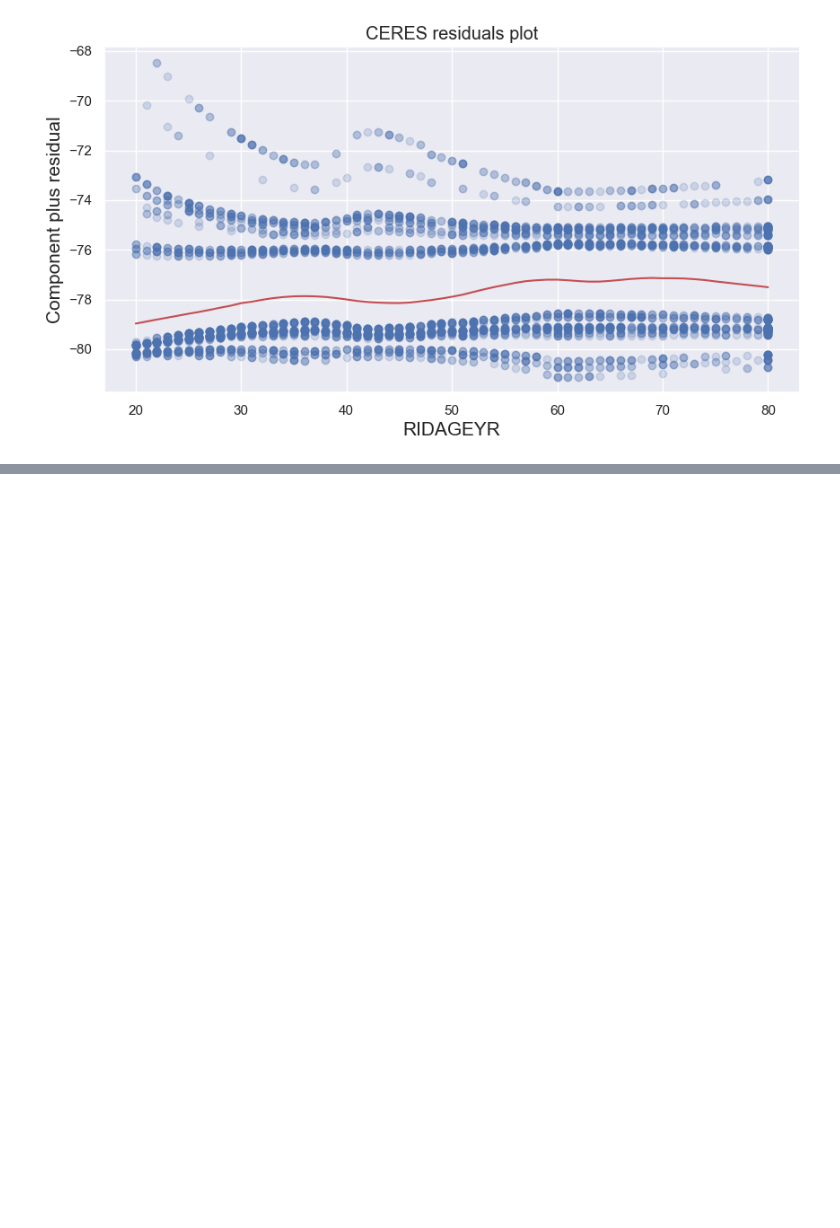
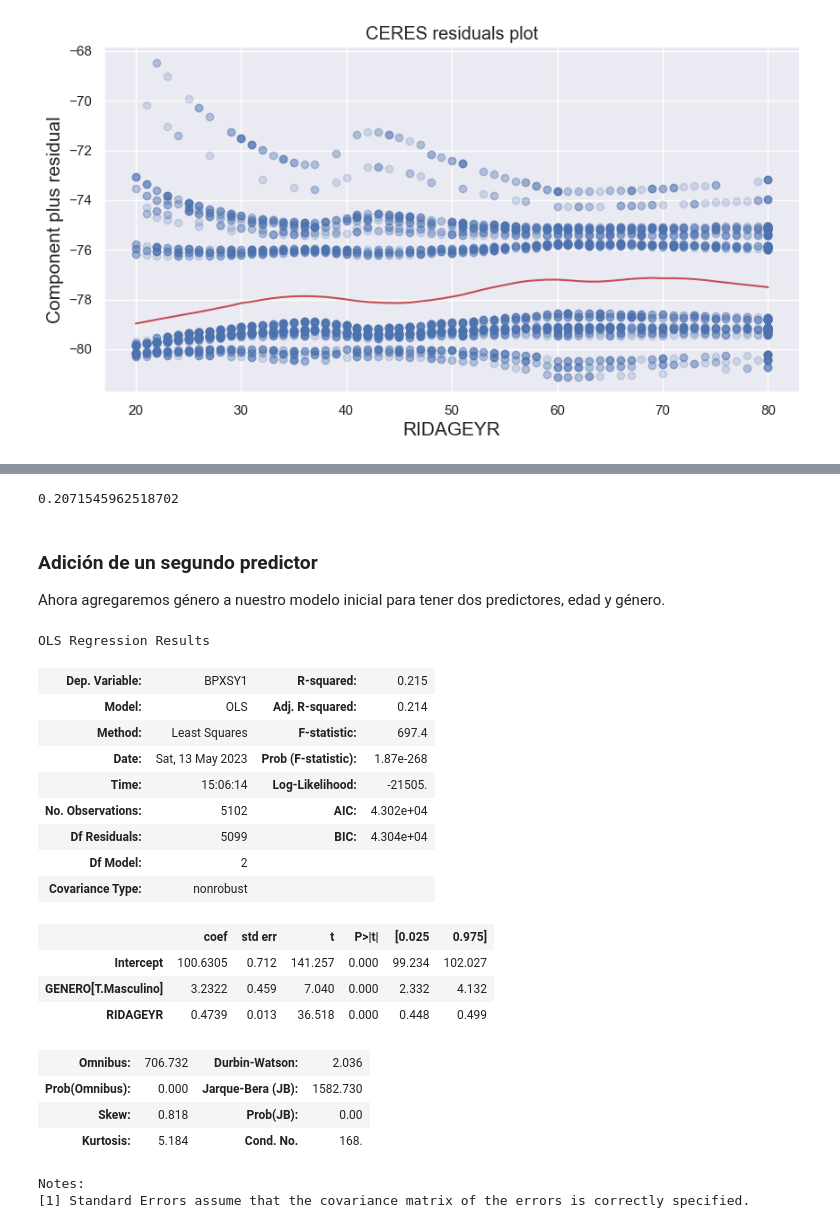
Before and after one commit to onavarrete04/Introduccion-Ciencia-Datos, a Jupyter notebook: 2023_modelos_estadísticos_datos.ipynb, the cells around one changed output, grey strips where cells are left out. Drawn from its saved outputs; the diff is of its cells as text; code cells hidden in the pictures; blank space fills up the shorter version.

```diff
--- a/2023_modelos_estadísticos_datos.ipynb
+++ b/2023_modelos_estadísticos_datos.ipynb
@@ -1232,0 +1286,46 @@ _ = add_lowess(ax)
+# %%
+# R^2 se denomina coeficiente de determinacion
+# que viene siendo lo mismo que pearson_corr() ** 2
+
+cc = datos[["BPXSY1","RIDAGEYR"]].corr()
+cc.BPXSY1.RIDAGEYR ** 2
+# %% [output]
+0.2071545962518702
+# %% [markdown]
+### Adición de un segundo predictor
+
+Ahora agregaremos género a nuestro modelo inicial para tener dos predictores, edad y género.
+# %%
+# si no existe debe crear una columna nueva para cambiar
+# los datos binarios a otros como string para facilitar la
+# lectura del model, cabe decir que si no lo hace no hay problema
+# sobre todo porque hay herramientas que no trabajan sino con datos binarios
+
+# datos["GENERO"] = datos.RIAGENDR.replace({1:"Masculino",2:"Femenino"})
+
+# actualizamos el modelo
+
+modelo_sistolica = sm.OLS.from_formula("BPXSY1 ~ RIDAGEYR + GENERO", data = datos)
+resultado_sis = modelo_sistolica.fit()
+resultado_sis.summary()
+# %% [output]
+OLS Regression Results
+| Dep. Variable: | BPXSY1 | R-squared: | 0.215 |
+| Model: | OLS | Adj. R-squared: | 0.214 |
+| Method: | Least Squares | F-statistic: | 697.4 |
+| Date: | Sat, 13 May 2023 | Prob (F-statistic): | 1.87e-268 |
+| Time: | 15:06:14 | Log-Likelihood: | -21505. |
+| No. Observations: | 5102 | AIC: | 4.302e+04 |
+| Df Residuals: | 5099 | BIC: | 4.304e+04 |
+| Df Model: | 2 |  |  |
+| Covariance Type: | nonrobust |  |  |
+|  | coef | std err | t | P>|t| | [0.025 | 0.975] |
+| Intercept | 100.6305 | 0.712 | 141.257 | 0.000 | 99.234 | 102.027 |
+| GENERO[T.Masculino] | 3.2322 | 0.459 | 7.040 | 0.000 | 2.332 | 4.132 |
+| RIDAGEYR | 0.4739 | 0.013 | 36.518 | 0.000 | 0.448 | 0.499 |
+| Omnibus: | 706.732 | Durbin-Watson: | 2.036 |
+| Prob(Omnibus): | 0.000 | Jarque-Bera (JB): | 1582.730 |
+| Skew: | 0.818 | Prob(JB): | 0.00 |
+| Kurtosis: | 5.184 | Cond. No. | 168. |
+Notes:
+[1] Standard Errors assume that the covariance matrix of the errors is correctly specified.
```
Also changed, not shown: parts of 19 cells of this notebook.
